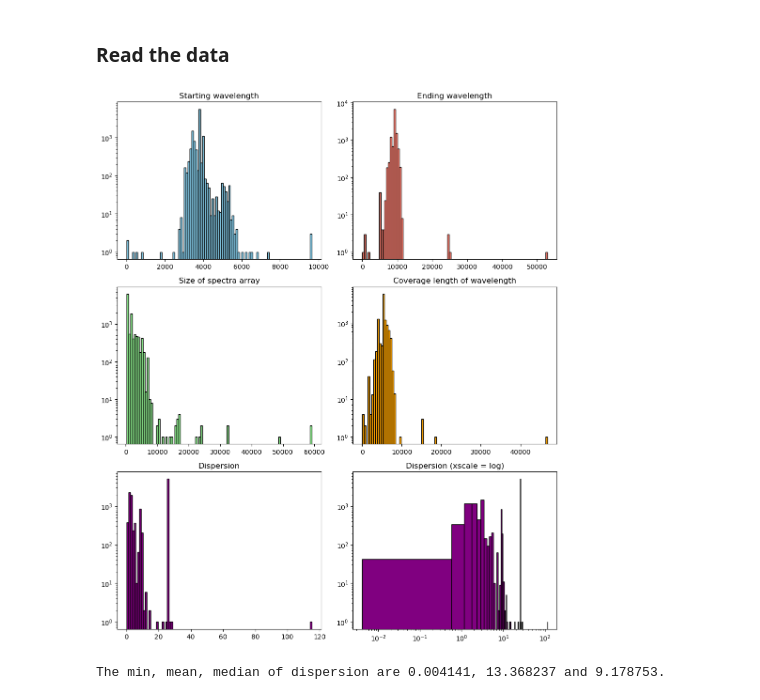
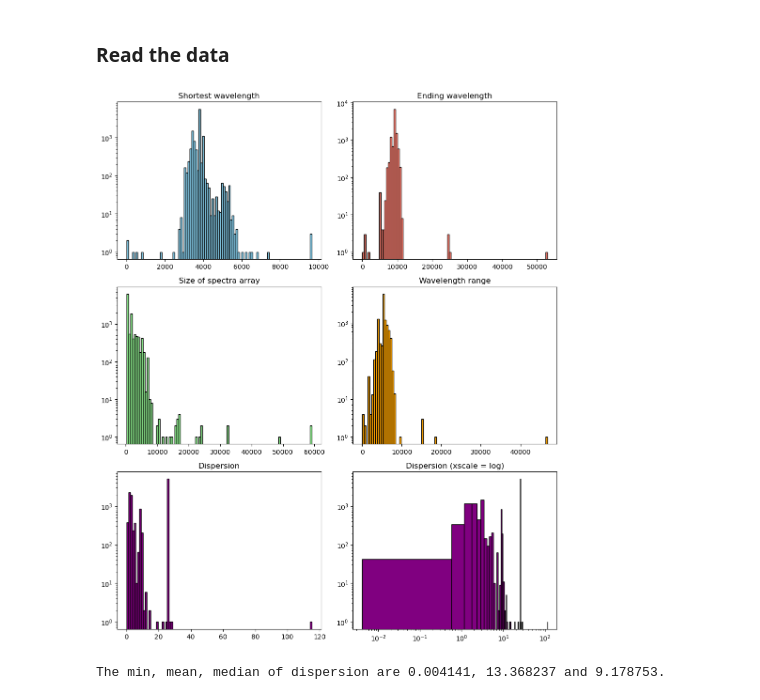
Before and after one commit to aec3675/multi-modal-multi-peaks, a Jupyter notebook: spectra_analysis.ipynb, the cells around one changed output. Drawn from its saved outputs; the diff is of its cells as text; code cells hidden in the pictures.

```diff
--- a/spectra_analysis.ipynb
+++ b/spectra_analysis.ipynb
@@ -331,7 +331,7 @@ fig, axs = plt.subplots(3, 2, figsize=(10, 12))
 # Plot histograms in each subplot
 shortest_ws = [np.min(data[x]['w']) for x in data.keys()]
 axs[0, 0].hist(shortest_ws, bins=100, color='skyblue', edgecolor='black')
-axs[0, 0].set_title('Starting wavelength')
+axs[0, 0].set_title('Shortest wavelength')
 axs[0, 0].set_yscale('log')
 
 longest_ws = [np.max(data[x]['w']) for x in data.keys()]
@@ -340,35 +340,35 @@ axs[0, 1].set_title('Ending wavelength')
 axs[0, 1].set_yscale('log')
 
 size_ws = [data[x]['w'].size for x in data.keys()]
 axs[1, 0].hist(size_ws, bins=100, color='lightgreen', edgecolor='black')
 axs[1, 0].set_title('Size of spectra array')
 axs[1, 0].set_yscale('log')
 
 cover_ws = [(np.max(data[x]['w'])-np.min(data[x]['w']))  for x in data.keys()]
 axs[1, 1].hist(cover_ws, bins=100, color='orange', edgecolor='black')
-axs[1, 1].set_title('Coverage length of wavelength')
+axs[1, 1].set_title('Wavelength range')
 axs[1, 1].set_yscale('log')
 
 dispersion_ws = [(np.max(data[x]['w'])-np.min(data[x]['w']))/data[x]['w'].size  for x in data.keys()]
 axs[2, 0].hist(dispersion_ws, bins=100, color='purple', edgecolor='black')
 axs[2, 0].set_title('Dispersion')
 axs[2, 0].set_yscale('log')
 
 # Hide the empty subplot
 dispersion_ws = [(np.max(data[x]['w'])-np.min(data[x]['w']))/data[x]['w'].size  for x in data.keys()]
 axs[2, 1].hist(dispersion_ws, bins=200, color='purple', edgecolor='black')
 axs[2, 1].set_title('Dispersion (xscale = log)')
 axs[2, 1].set_yscale('log')
 axs[2, 1].set_xscale('log')
 
 
 # Adjust layout
 plt.tight_layout()
 
 # Show the plot
 plt.show()
 # %% [output]
-[figure, old version]
+[figure, new version]
 # %%
 print('The min, mean, median of dispersion are %f, %f and %f.\n'%(np.min(dispersion_ws), np.mean(dispersion_ws), np.median(dispersion_ws)))
 # %% [output]
```
Also changed, not shown: parts of 5 cells of this notebook.
